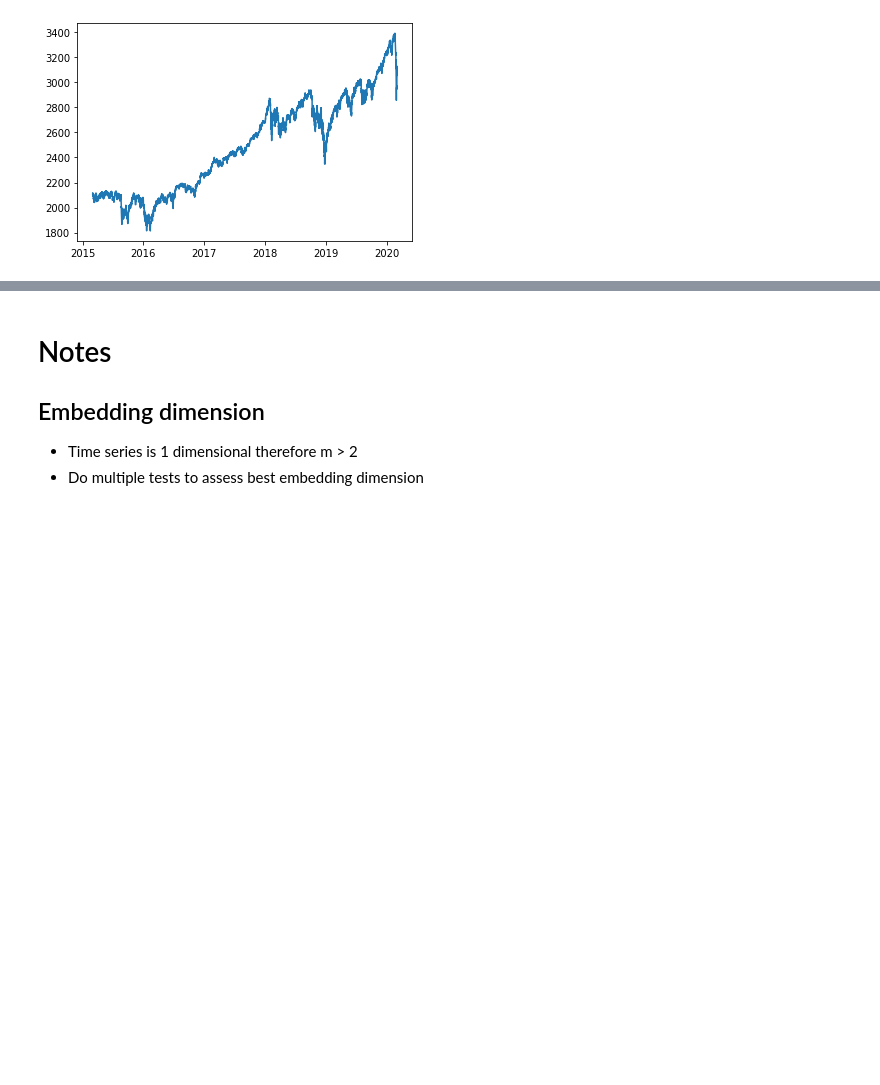
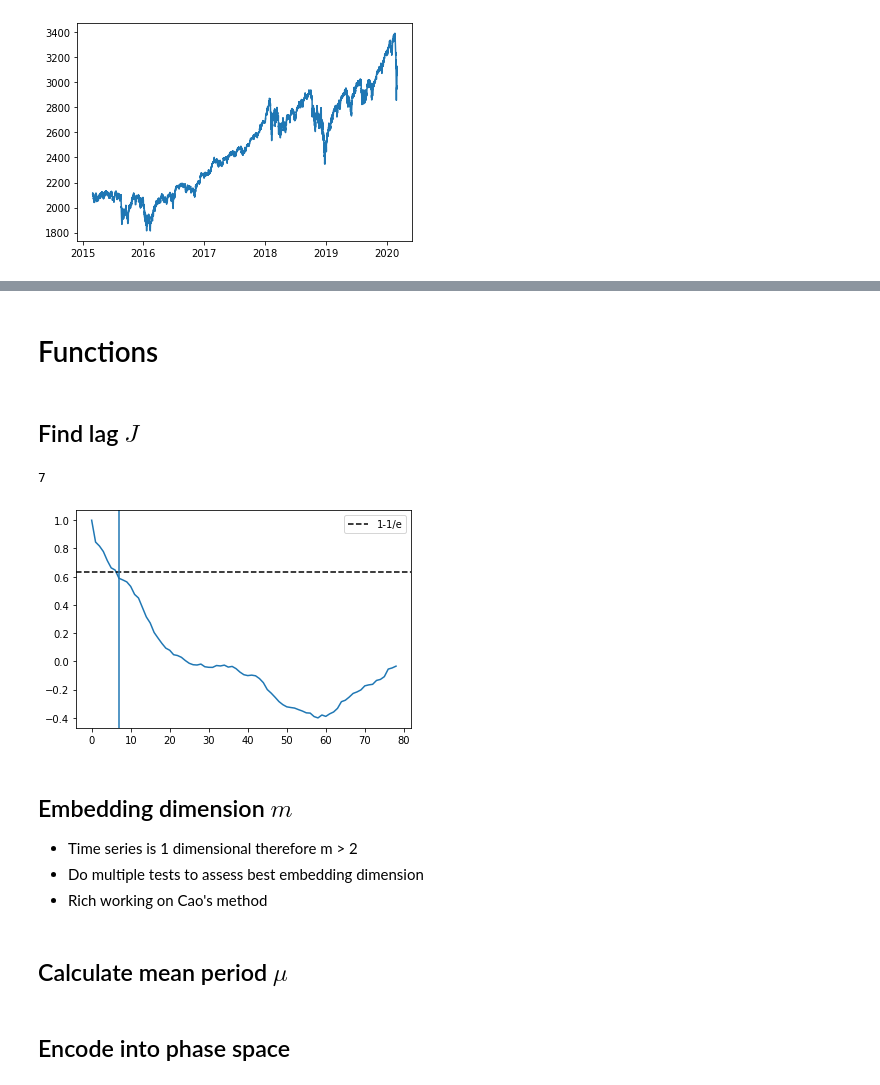
Before and after one commit to PtarmiganString/Final-year-project, a Jupyter notebook: Lyapunov - applying to financial data.ipynb, the cells around one changed output, grey strips where cells are left out. Drawn from its saved outputs; the diff is of its cells as text; code cells hidden in the pictures; blank space fills up the shorter version.

```diff
--- a/Lyapunov - applying to financial data.ipynb
+++ b/Lyapunov - applying to financial data.ipynb
@@ -42,0 +53,5 @@ plt.show()
+# %%
+# for testing, get subset of data for 4th-11th Jan 2017
+
+test_data = SandP_df.loc[(SandP_df['DATE'] == '2017-01-04') ]
+test_data
@@ -43,6 +72,35 @@ plt.show()
+# %% [markdown]
+# Functions
+# %% [markdown]
+## Find lag $J$
+# %%
+def compute_lag(data, plot = False):
+
+    autocorr = acf(data, fft = True, nlags = 500)
+
+    if (plot):
+        plt.plot(autocorr)
+        plt.axhline(1 - 1/np.e, linestyle = "--", c = 'k', label = '1-1/e')
+        plt.legend(loc = 'best')
+
+    i = 0
+
+    while (autocorr[i] > (1-1/np.e)):
+        lag = autocorr[i]
+        i += 1
+
+    if (plot):
+        plt.axvline(i)
+
+    return i
+# %%
+test_data = test_data.loc[test_data['DATE'] == '2017-01-04']
+compute_lag(test['OPEN'], plot = True)
+# %% [output]
+7
+[figure, added]
 # %% [markdown]
-# Notes
-
-## Embedding dimension
+## Embedding dimension $m$
 - Time series is 1 dimensional therefore m > 2
 - Do multiple tests to assess best embedding dimension
+- Rich working on Cao's method
@@ -48,0 +110,2 @@ plt.show()
+# %% [markdown]
+## Calculate mean period $\mu$
@@ -48,0 +120,2 @@ plt.show()
+# %% [markdown]
+## Encode into phase space
```
Also changed, not shown: parts of 17 cells of this notebook, 1 other file.
